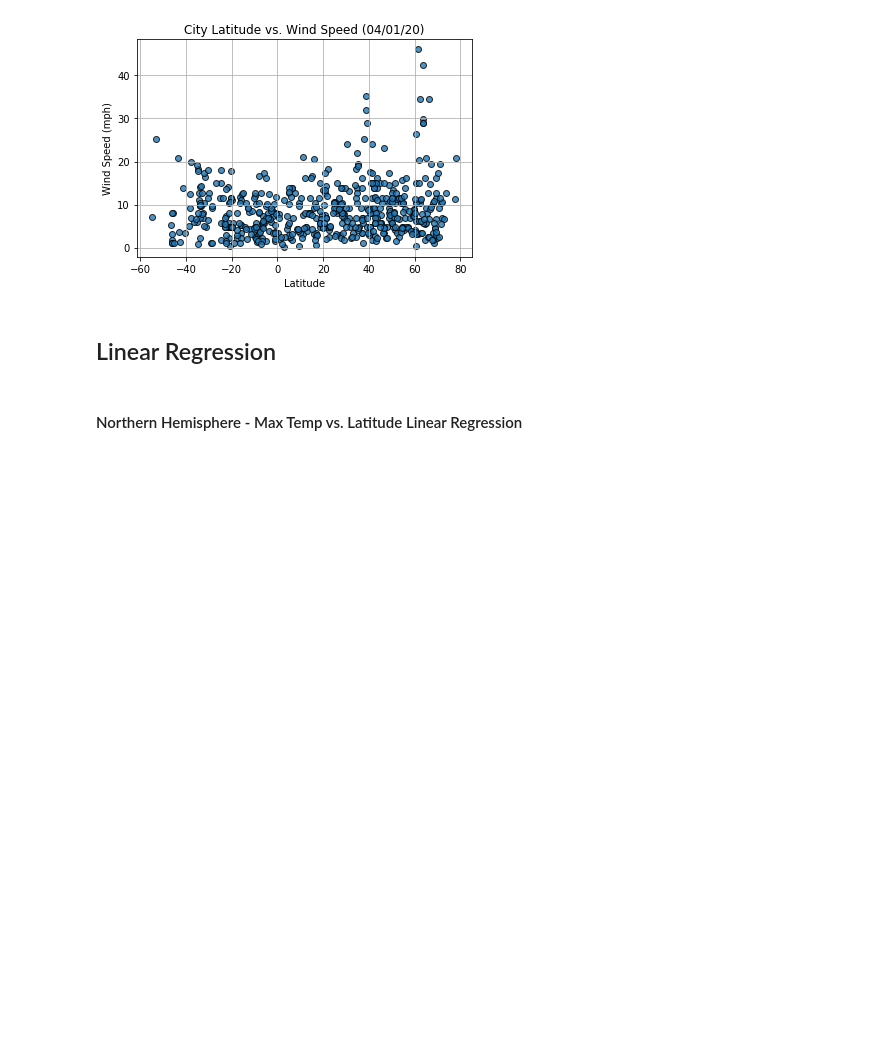
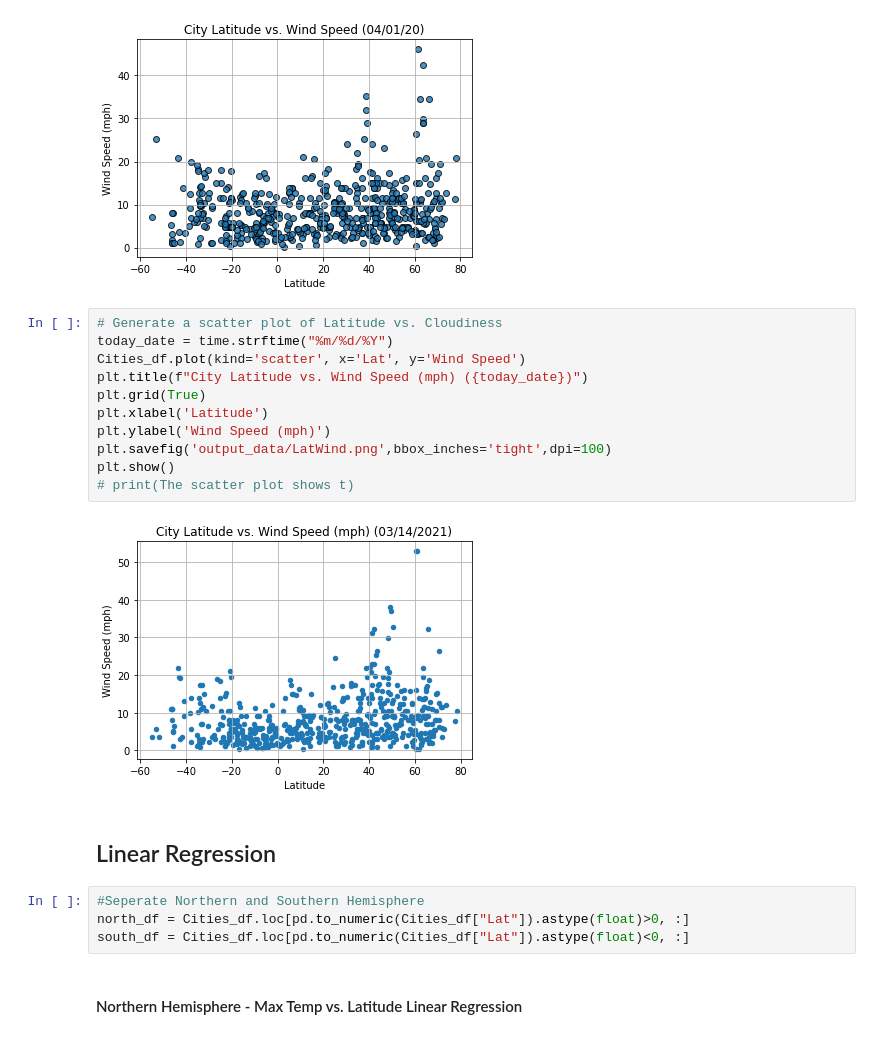
Before and after one commit to Court-Parker4/python-api-challenge, a Jupyter notebook: PyAPIHwk/WeatherPy/WeatherPy.ipynb, the cells around one changed output. Drawn from its saved outputs; the diff is of its cells as text; blank space fills up the shorter version.

```diff
--- a/PyAPIHwk/WeatherPy/WeatherPy.ipynb
+++ b/PyAPIHwk/WeatherPy/WeatherPy.ipynb
@@ -217,8 +288,25 @@ Int64Index([], dtype='int64')
 # %%
 # %% [output]
 [figure]
+# %%
+# Generate a scatter plot of Latitude vs. Cloudiness
+today_date = time.strftime("%m/%d/%Y")
+Cities_df.plot(kind='scatter', x='Lat', y='Wind Speed')
+plt.title(f"City Latitude vs. Wind Speed (mph) ({today_date})")
+plt.grid(True)
+plt.xlabel('Latitude')
+plt.ylabel('Wind Speed (mph)')
+plt.savefig('output_data/LatWind.png',bbox_inches='tight',dpi=100)
+plt.show()
+# print(The scatter plot shows t)
+# %% [output]
+[figure, added]
 # %% [markdown]
 ## Linear Regression
+# %%
+#Seperate Northern and Southern Hemisphere
+north_df = Cities_df.loc[pd.to_numeric(Cities_df["Lat"]).astype(float)>0, :]
+south_df = Cities_df.loc[pd.to_numeric(Cities_df["Lat"]).astype(float)<0, :]
 # %% [markdown]
 ####  Northern Hemisphere - Max Temp vs. Latitude Linear Regression
 # %%
```
Also changed, not shown: parts of 16 cells of this notebook, 8 other files.
